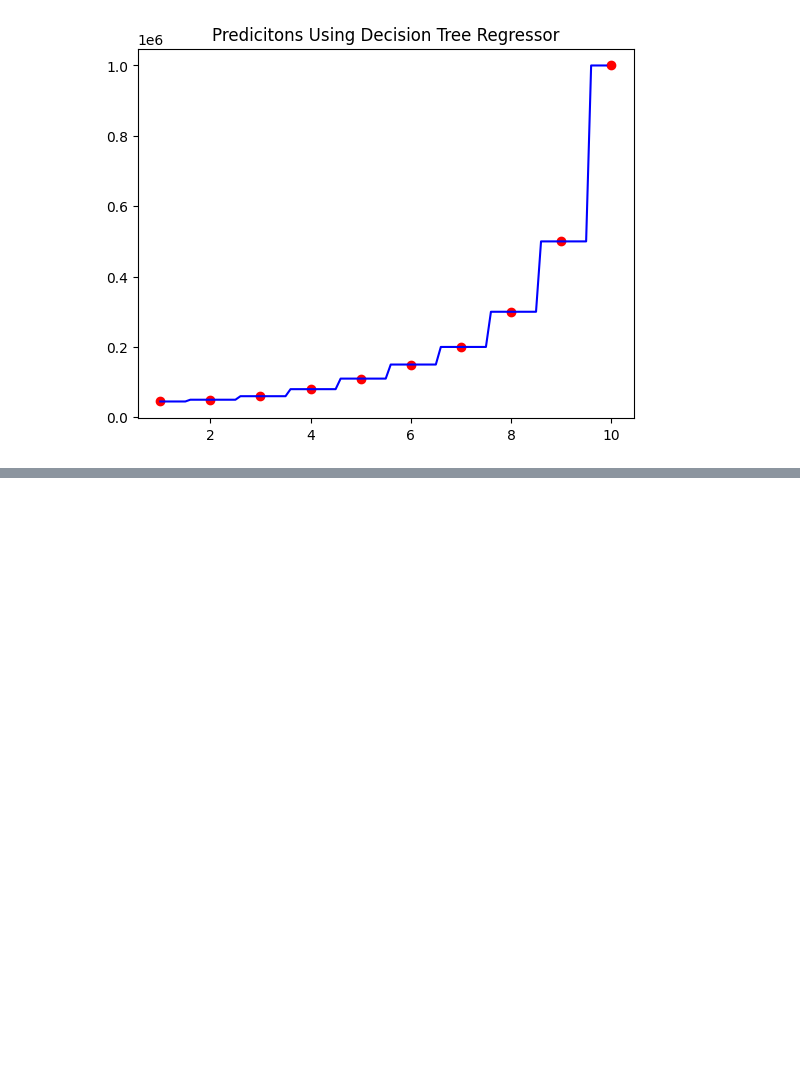
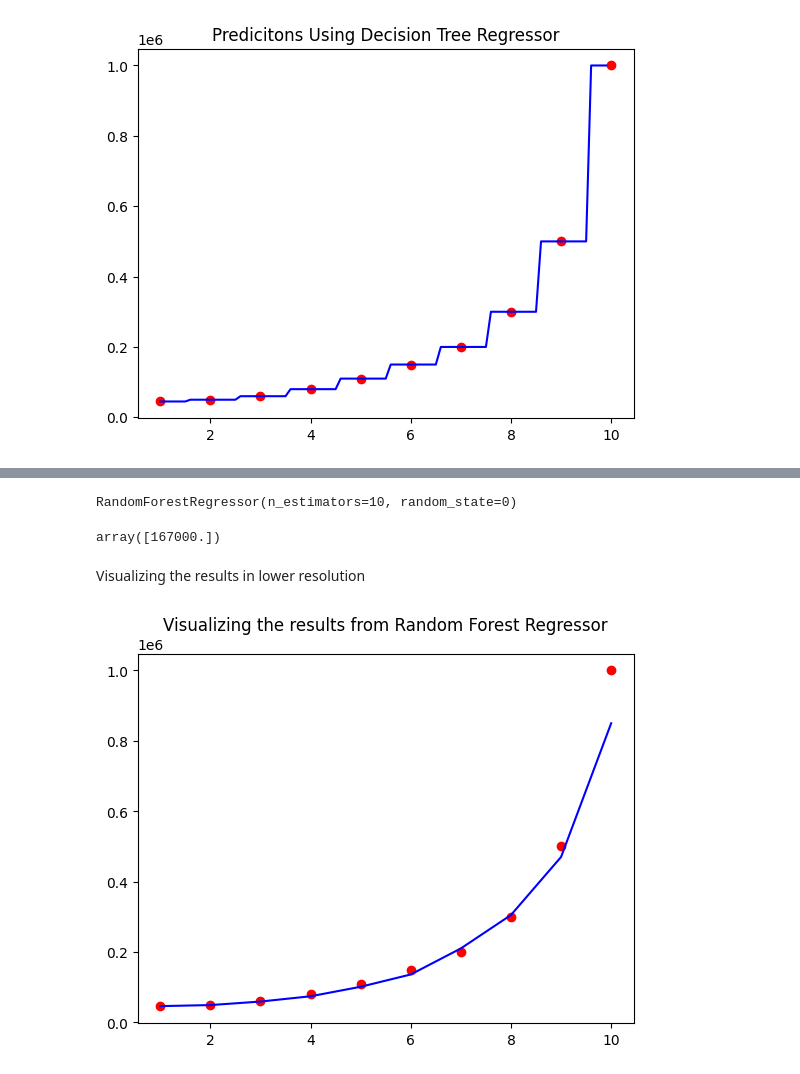
Before and after one commit to Nikhil-Patil-Web/MachineLearningTutorials, a Jupyter notebook: CodeAlongFile.ipynb, the cells around one changed output, grey strips where cells are left out. Drawn from its saved outputs; the diff is of its cells as text; code cells hidden in the pictures; blank space fills up the shorter version.

Commit message:
Done with Random Forest Regression

```diff
--- a/CodeAlongFile.ipynb
+++ b/CodeAlongFile.ipynb
@@ -802,0 +805,8 @@ plt.show()
+# %%
+import pandas as pd
+import numpy as np
+from google.colab import drive
+drive.mount("/content/drive")
+filepath ="/content/drive/My Drive/MachineLearningUdemy/Section3/RandomForestRegression/RandomForestRegression/Python/Position_Salaries.csv"
+df = pd.read_csv(filepath)
+df.head()
@@ -802,0 +821,5 @@ plt.show()
+# %%
+X = df.iloc[:,1:-1].values
+y= df.iloc[:, -1].values
+y=y.reshape(len(y),1)
+print(X)
@@ -802,0 +837,22 @@ plt.show()
+# %%
+from sklearn.ensemble import RandomForestRegressor
+model = RandomForestRegressor(n_estimators=10, random_state=0)
+model.fit(X, y)
+# %% [output]
+RandomForestRegressor(n_estimators=10, random_state=0)
+# %%
+val=model.predict([[6.5]])
+val
+# %% [output]
+array([167000.])
+# %% [markdown]
+Visualizing the results in lower resolution
+# %%
+plt.scatter(X, y, color="red")
+plt.plot(X, model.predict(X), color="blue")
+plt.title("Visualizing the results from Random Forest Regressor")
+plt.xlabel ="Positions"
+plt.ylabel ="Salaries"
+plt.show()
+# %% [output]
+[figure, added]
```
Also changed, not shown: parts of 5 cells of this notebook.
